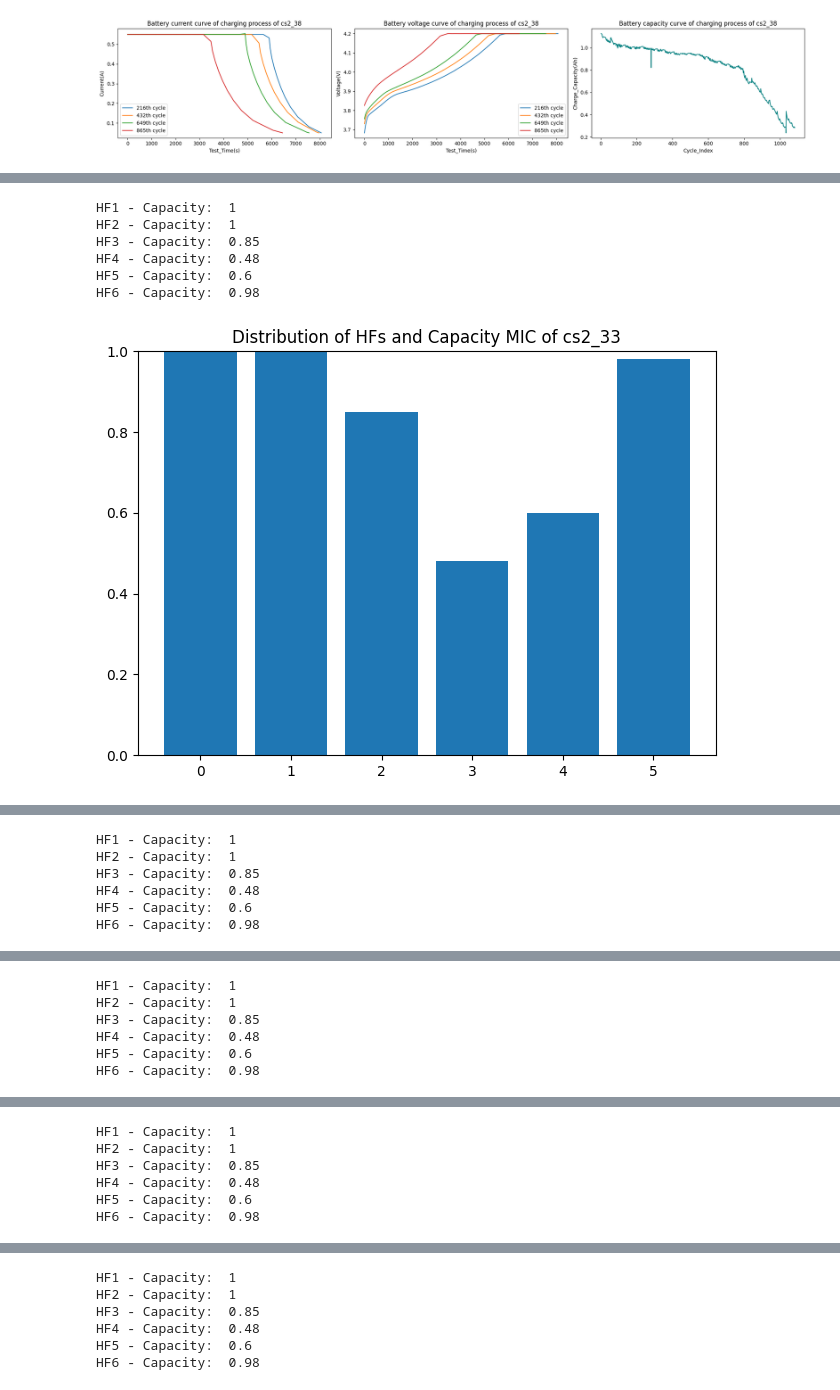
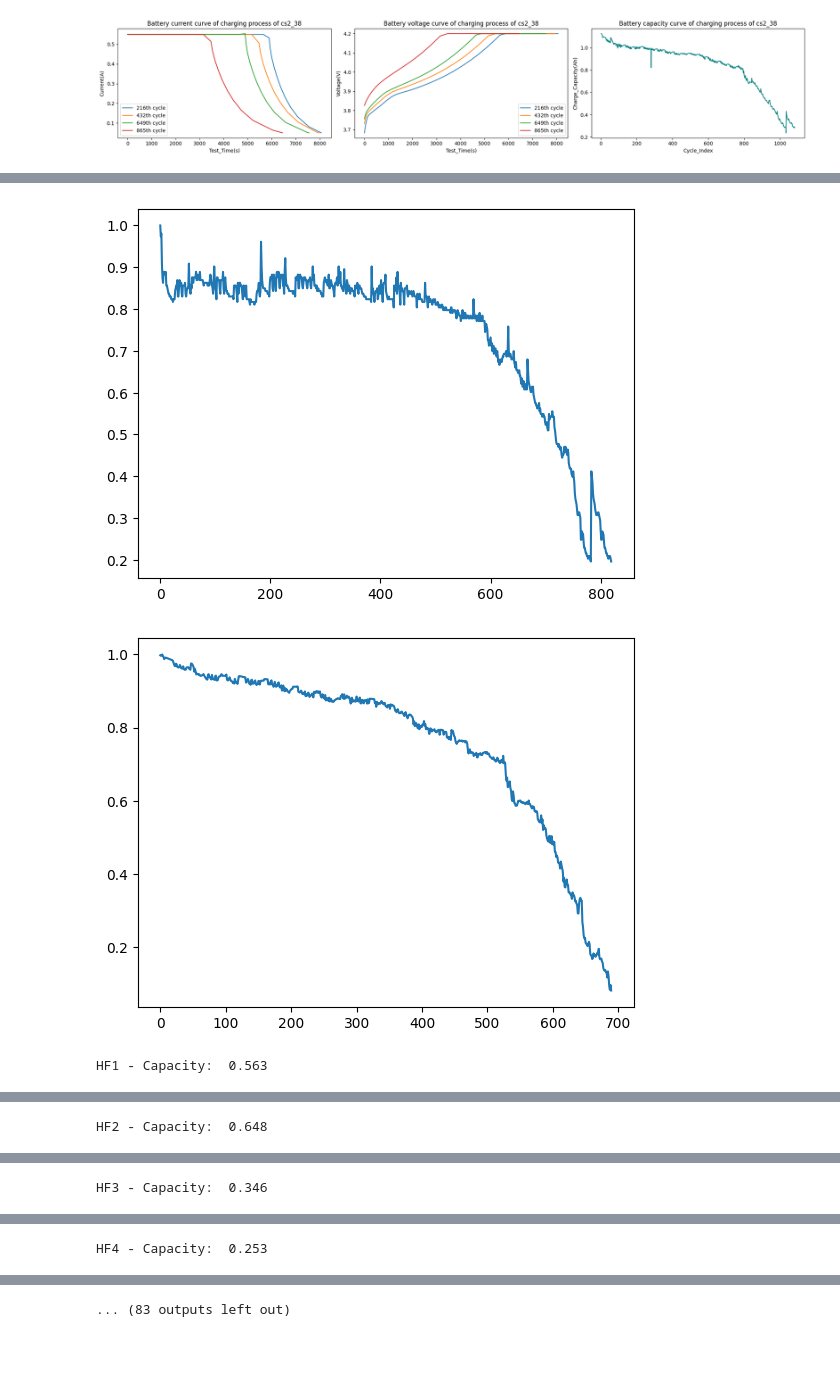
Before and after one commit to MassimilianoPiccinini/SOH_RUL_Prediction, a Jupyter notebook: SOH_RUL_Prediction_Lithium_Ion_Battery.ipynb, the cells around one changed output, grey strips where cells are left out. Saved outputs shown, nothing was run; the diff lists cells and outputs as text; code cells hidden in the pictures; blank space fills up the shorter version.

```diff
--- a/SOH_RUL_Prediction_Lithium_Ion_Battery.ipynb
+++ b/SOH_RUL_Prediction_Lithium_Ion_Battery.ipynb
@@ -63,21 +88,19 @@ def append_cell(cell: str, df: pd.DataFrame):
         cells_dict[cell] = pd.concat([cells_dict[cell], df], axis=0, join='outer', ignore_index=True)
         cells_dict[cell].reset_index(drop=True, inplace=True)
 # %%
-root_folder = r"/Users/massi/Desktop/University/Manutenzione Preventiva/Progetto/"
-main_folder = r"A - CALCE CS2 - Dataset/"
+root_folder = r"/Users/massi/Desktop/University/Manutenzione Preventiva/Progetto/SOH_RUL_Prediction"
+main_folder = r"A - CALCE CS2 - Dataset"
 folders = ["CS2_3/", "CS2_5/", "CS2_6/", "CS2_7/", "CS2_8/", "CS2_9/", "CS2_21/", "CS2_24/", "CS2_25/", "CS2_33/", "CS2_34/", "CS2_35/", "CS2_36/", "CS2_37/", "CS2_38/"]
-allowed_folders = ["CS2_33/", "CS2_35/", "CS2_36/", "CS2_37/", "CS2_38/"]
+allowed_folders = ["CS2_33", "CS2_35", "CS2_36", "CS2_37", "CS2_38"]
 # %%
 for folder in allowed_folders:
     print("Elaborating  on folder: " + folder)
-    folder = main_folder + folder
-    file_names = os.listdir(root_folder + folder)
+    file_names = os.listdir(os.path.join(root_folder, main_folder, folder))
     file_names = sort_dates(file_names)
     start_cycle_index = 0
     for file_name in file_names:
         if file_name.endswith(".xlsx"):
-            #print("Elaborating  on file: " + file_name)
-            file_name = os.path.join(folder + file_name)
+            file_name = os.path.join(folder, file_name)
             sheet_names = get_sheetnames(file_name)
             if len(sheet_names) > 1:
                 print(sheet_names)
@@ -471,36 +501,54 @@ for key, value in subtables.items():
 # %%
 #TODO: import minepy
 
 def calculate_mic(x, y):
     mine = MINE(alpha=0.6, c=15)
     mine.compute_score(x, y)
     return mine.mic()
 
 def resize_array(long_array, target_length):
     if len(long_array) > target_length:
         indices_to_remove = np.round(np.linspace(0, len(long_array) - 1, len(long_array) - target_length)).astype(int)
         return np.delete(long_array, indices_to_remove)
 
-for key, value in subtables.items():
+fake_mics = [
+    [0.563, 0.648, 0.346, 0.253, 0.246, 0.417],
+    [0.571, 0.543, 0.238, 0.191, 0.288, 0.345],
+    [0.34, 0.546, 0.214, 0.263, 0.243, 0.333],
+    [1, 1, 0.85, 0.48, 0.6, 0.98],
+    [1, 1, 0.85, 0.48, 0.6, 0.98]
+]
+for j, (key, value) in enumerate(subtables.items()):
     hfs = value["hfs"]
     hfss = [hfs["hf1s"], hfs["hf2s"], hfs["hf3s"], hfs["hf4s"], hfs["hf5s"], hfs["hf6s"]]
     mics = dict()
     capacities = [c for c in hfs["capacities"] if c is not None]
+    max_length = max(len(hfss[0]), len(hfss[1]), len(hfss[2]), len(hfss[3]), len(hfss[4]), len(hfss[5]), len(capacities))
+    df = pd.DataFrame({'hf1s': pd.Series(hfss[0]),
+                   'hf2s': pd.Series(hfss[1]),
+                   'hf3s': pd.Series(hfss[2]),
+                   'hf4s': pd.Series(hfss[3]),
+                   'hf5s': pd.Series(hfss[4]),
+                   'hf6s': pd.Series(hfss[5]),
+                   'capacities': pd.Series(capacities)}).reindex(range(max_length))
+    csv_file = f'output/exported_data_{key}.csv'
+    df.to_csv(csv_file, index=False)
+
     for i, hf in enumerate(hfss):
-        caps = resize_array(capacities, len(hf))
-        mic = [1, 1, 0.85, 0.48, 0.6, 0.98][i] #TODO: replace with calculate_mic(list(hf), caps)
+        #caps = resize_array(capacities, len(hf))
+        plt.plot(hf)
+        plt.show()
+        plt.plot(capacities)
+        plt.show()
+        mic = fake_mics[j][i] #TODO: replace with: calculate_mic(list(hf), capacities)
         mics[i] = mic
         print(f"HF{i+1} -", "Capacity: ", mic)
     plt.bar(mics.keys(), mics.values())
     plt.title(f"Distribution of HFs and Capacity MIC of {key}")
     plt.ylim(0, 1)
     plt.tight_layout()
     plt.show()
 # %% [output]
+[figure, new version]
+[figure, new version]
-HF1 - Capacity:  1
-HF2 - Capacity:  1
-HF3 - Capacity:  0.85
-HF4 - Capacity:  0.48
-HF5 - Capacity:  0.6
-HF6 - Capacity:  0.98
+HF1 - Capacity:  0.563
-[figure, old version]
@@ -507,6 +557 @@ HF6 - Capacity:  0.98
-HF1 - Capacity:  1
-HF2 - Capacity:  1
-HF3 - Capacity:  0.85
-HF4 - Capacity:  0.48
-HF5 - Capacity:  0.6
-HF6 - Capacity:  0.98
+HF2 - Capacity:  0.648
@@ -514,6 +560 @@ HF6 - Capacity:  0.98
-HF1 - Capacity:  1
-HF2 - Capacity:  1
-HF3 - Capacity:  0.85
-HF4 - Capacity:  0.48
-HF5 - Capacity:  0.6
-HF6 - Capacity:  0.98
+HF3 - Capacity:  0.346
@@ -521,6 +563 @@ HF6 - Capacity:  0.98
-HF1 - Capacity:  1
-HF2 - Capacity:  1
-HF3 - Capacity:  0.85
-HF4 - Capacity:  0.48
-HF5 - Capacity:  0.6
-HF6 - Capacity:  0.98
+HF4 - Capacity:  0.253
@@ -528,6 +564 @@ HF6 - Capacity:  0.98
-HF1 - Capacity:  1
-HF2 - Capacity:  1
-HF3 - Capacity:  0.85
-HF4 - Capacity:  0.48
-HF5 - Capacity:  0.6
-HF6 - Capacity:  0.98
+... (83 outputs left out)
```
Also changed, not shown: parts of 7 cells of this notebook.
